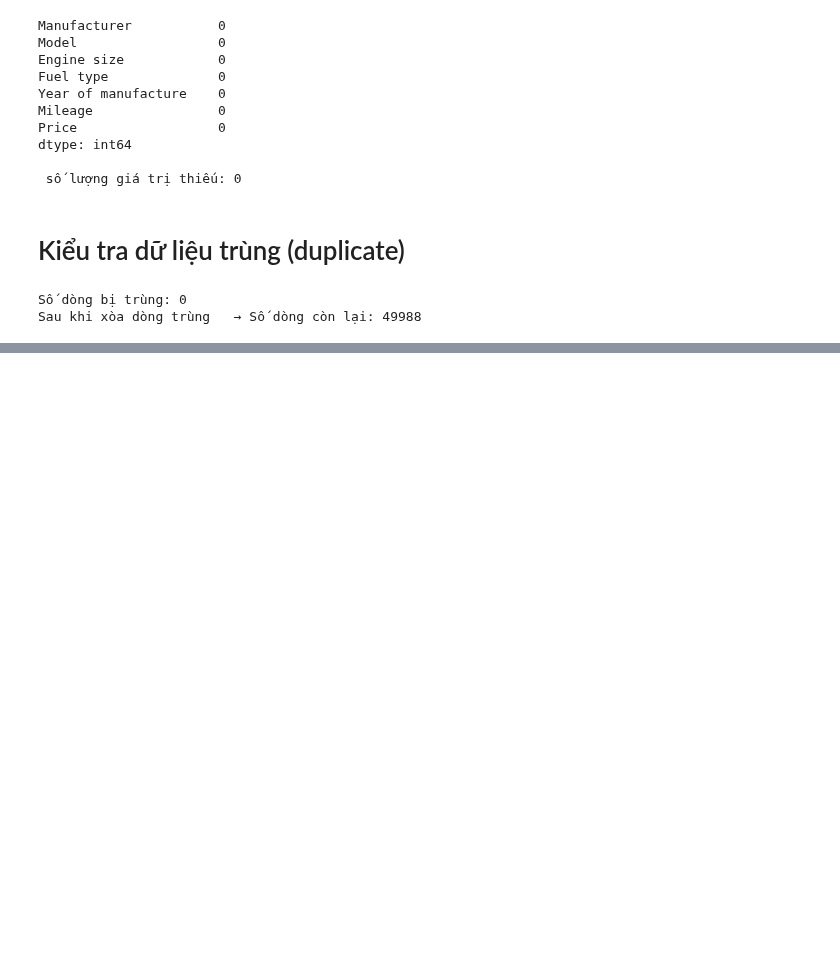
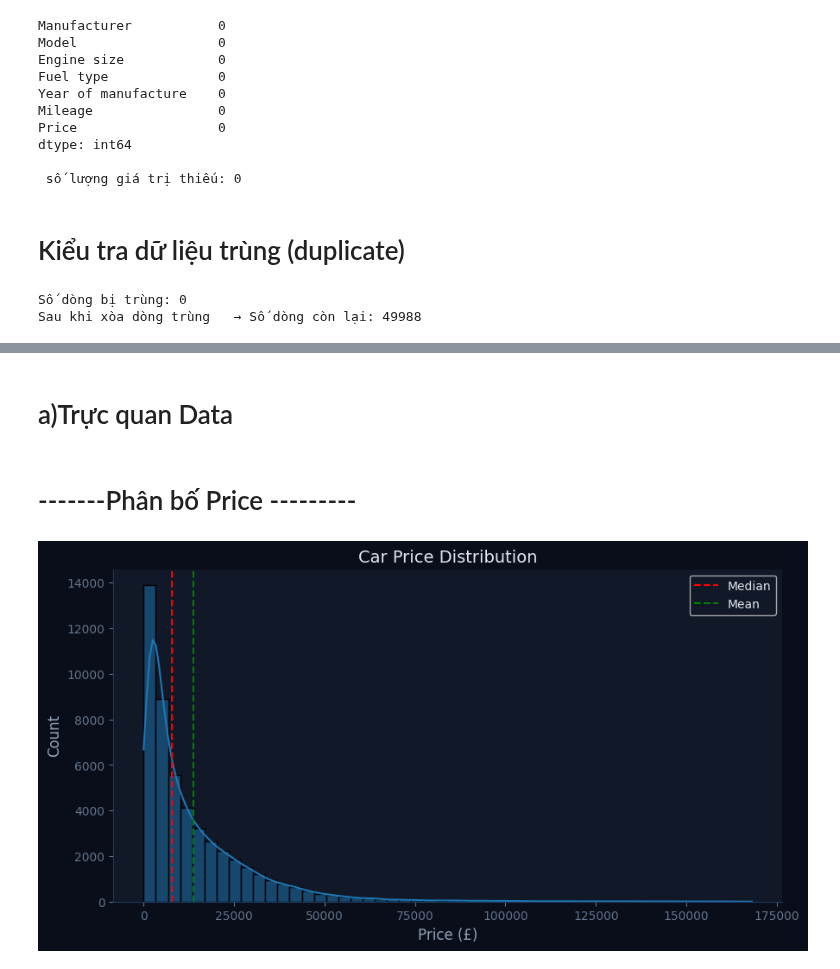
Before and after one commit to hoangchaulanbao/HocmayNC, a Jupyter notebook: btcn.ipynb, the cells around one changed output, grey strips where cells are left out. Cells and saved outputs as stored; diff of their text form; code cells hidden in the pictures; blank space fills up the shorter version.

Commit message:
Created using Colab - phân tich biể u đồ

```diff
--- a/btcn.ipynb
+++ b/btcn.ipynb
@@ -178,0 +188,27 @@ Sau khi xòa dòng trùng   → Số dòng còn lại: 49988
+# %% [markdown]
+# a)Trực quan Data
+# %% [markdown]
+# -------Phân bố Price ---------
+# %%
+import matplotlib.pyplot as plt
+import seaborn as sns
+
+# 1. Khởi tạo khung hình
+plt.figure(figsize=(10, 5))
+
+# 2. Vẽ biểu đồ phân phối
+sns.histplot(df['Price'], bins=50, kde=True)
+
+# 3. Thêm đường Median (Trung vị) và Mean (Trung bình)
+plt.axvline(df['Price'].median(), color='red', linestyle='--', label='Median')
+plt.axvline(df['Price'].mean(), color='green', linestyle='--', label='Mean')
+
+# 4. Thêm tiêu đề và chú thích
+plt.title('Car Price Distribution')
+plt.xlabel('Price (£)')
+plt.ylabel('Count')
+plt.legend()
+
+plt.show()
+# %% [output]
+[figure, added]
```
Also changed, not shown: parts of 27 cells of this notebook.
